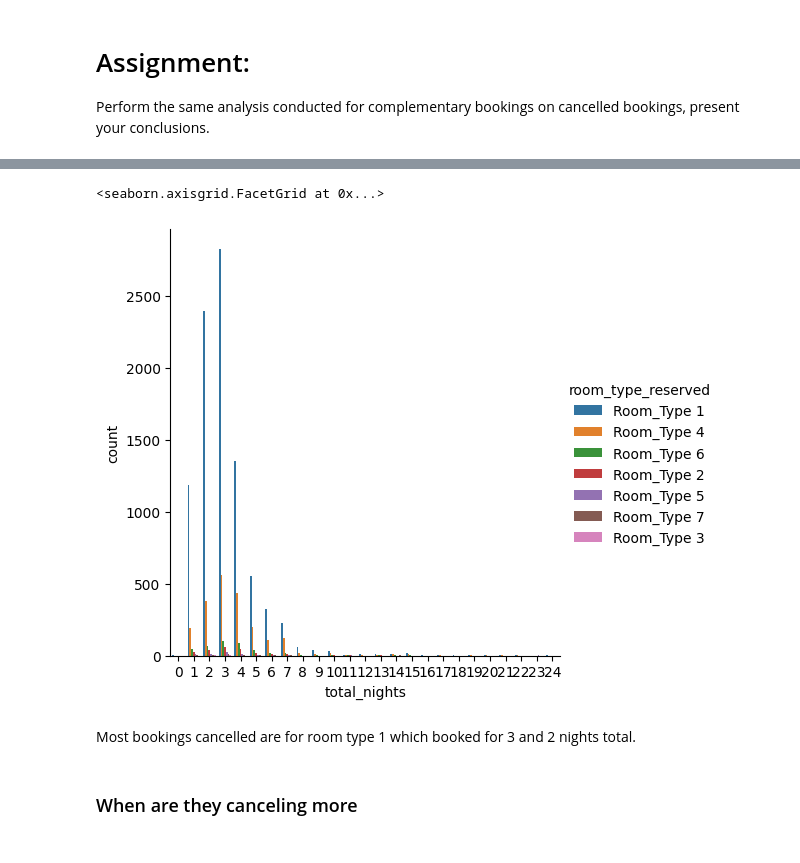
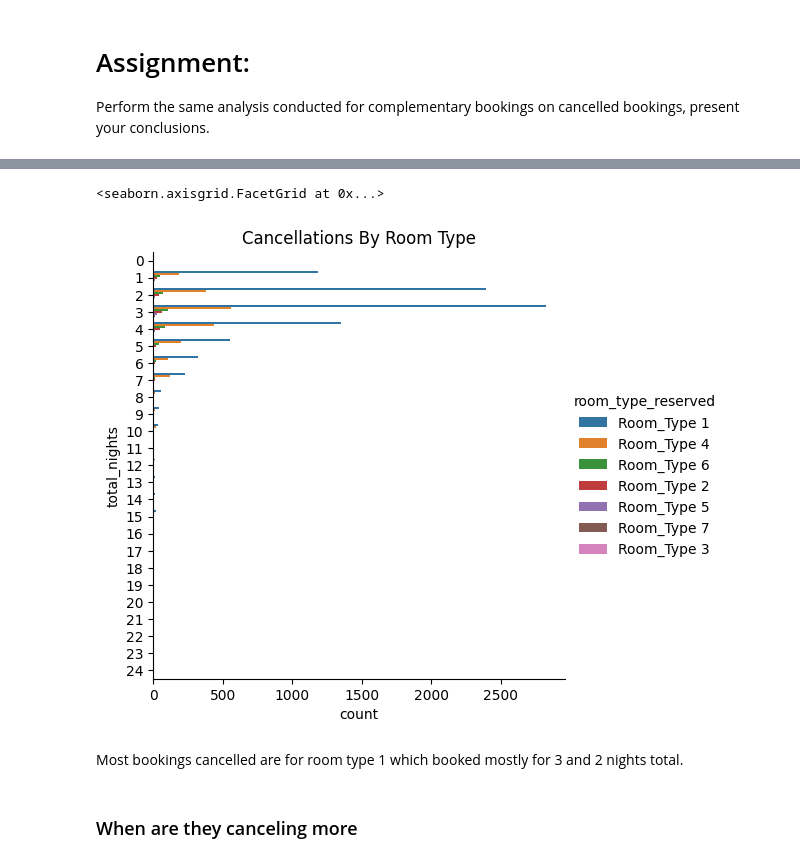
Before and after one commit to Lee26Ed/AAAI-training, a Jupyter notebook: LP_Lesson_1_Descriptive_Analytics.ipynb, the cells around one changed output, grey strips where cells are left out. Saved outputs shown, nothing was run; the diff lists cells and outputs as text; code cells hidden in the pictures.

```diff
--- a/LP_Lesson_1_Descriptive_Analytics.ipynb
+++ b/LP_Lesson_1_Descriptive_Analytics.ipynb
@@ -509,11 +509,11 @@ the most cancellations are by the online market segment.
 # %%
 cancelled_df["total_nights"] = cancelled_df["no_of_weekend_nights"] + cancelled_df["no_of_week_nights"]
-sns.catplot(x="total_nights", data=cancelled_df, hue="room_type_reserved", kind='count')
+sns.catplot(y="total_nights", data=cancelled_df, hue="room_type_reserved", kind='count').set(title="Cancellations By Room Type")
 # %% [output]
 <seaborn.axisgrid.FacetGrid at 0x...>
-[figure, old version]
+[figure, new version]
 # %% [markdown]
-Most bookings cancelled are for room type 1 which booked for 3 and 2 nights total.
+Most bookings cancelled are for room type 1 which booked mostly for 3 and 2 nights total.
 # %% [markdown]
 ### When are they canceling more
 # %%
```
Also changed, not shown: parts of 10 cells of this notebook.
